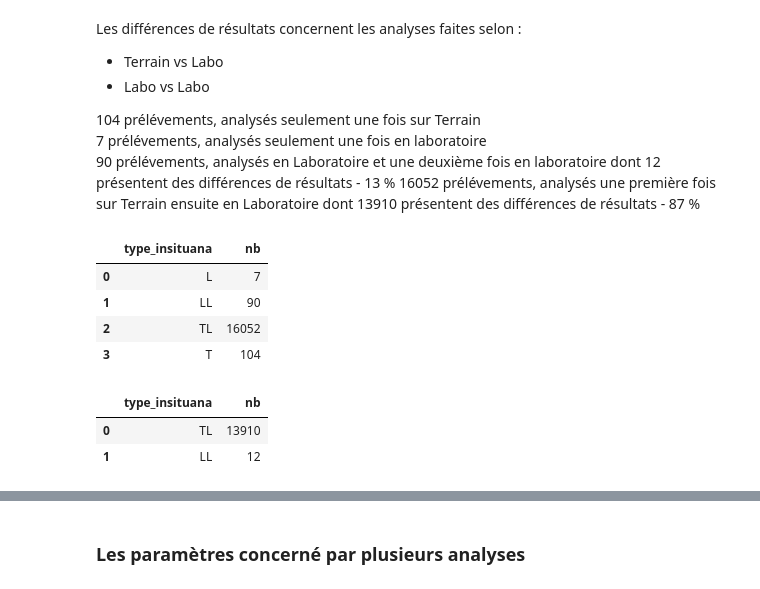
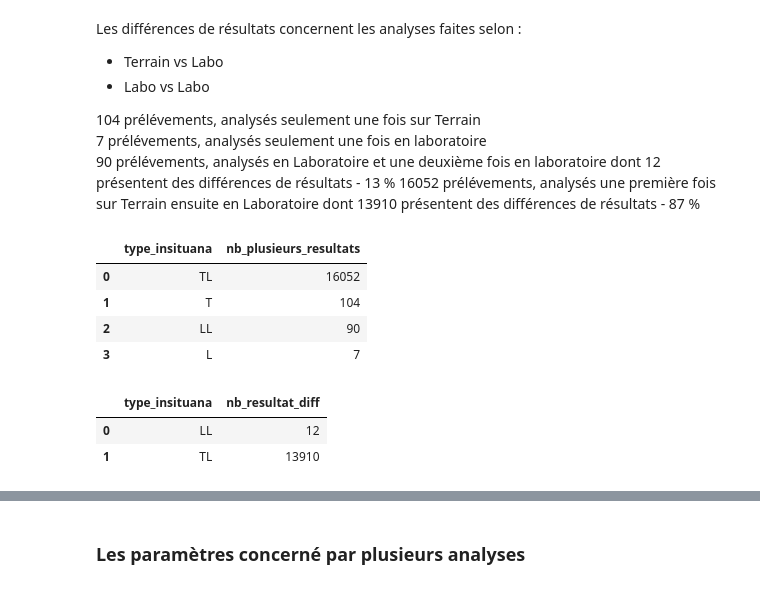
Before and after one commit to dataforgoodfr/13_pollution_eau, a Jupyter notebook: Tâche 179 - Explo_2_labo.ipynb, the cells around one changed output, grey strips where cells are left out. Drawn from its saved outputs; the diff is of its cells as text; code cells hidden in the pictures.

```diff
--- a/Tâche 179 - Explo_2_labo.ipynb
+++ b/Tâche 179 - Explo_2_labo.ipynb
@@ -181,38 +181,38 @@ Les différences de résultats concernent les analyses faites selon :
 # %%
 #Explo global type d'analyse (Labo / terrain)
 
 query_type_analyse = """
 
 WITH type_insituana AS(
 SELECT referenceprel, cdparametresiseeaux, valtraduite_1, valtraduite_0, valtraduite_2,
 LAG(insituana ) OVER(PARTITION BY referenceprel, cdparametresiseeaux ORDER BY referenceprel,cdparametresiseeaux, insituana DESC ) AS insituana_1,
 insituana AS insituana_0,
 LEAD(insituana ) OVER(PARTITION BY referenceprel, cdparametresiseeaux ORDER BY referenceprel,cdparametresiseeaux, insituana DESC ) AS insituana_2,
 FROM resultat_plusieurs_analyses
 ORDER BY referenceprel, cdparametresiseeaux)
 ,
 combi_insituana AS (
 SELECT
 CASE
 WHEN insituana_1 IS NULL AND insituana_2 IS NOT NULL THEN insituana_0||insituana_2
 WHEN insituana_1 IS NOT NULL AND insituana_2 IS NULL THEN insituana_1||insituana_0
 ELSE insituana_0
 END AS type_insituana
 FROM type_insituana)
 
-SELECT type_insituana, COUNT(*) AS nb
+SELECT type_insituana, COUNT(*) AS nb_plusieurs_resultats
 FROM combi_insituana
 GROUP BY type_insituana
 
 """
-type_analyse = con.sql(query_type_analyse).df()
+type_analyse = con.sql(query_type_analyse).to_df()
 type_analyse
 # %% [output]
-|  | type_insituana | nb |
-| 0 | L | 7 |
-| 1 | LL | 90 |
-| 2 | TL | 16052 |
-| 3 | T | 104 |
+|  | type_insituana | nb_plusieurs_resultats |
+| 0 | TL | 16052 |
+| 1 | T | 104 |
+| 2 | LL | 90 |
+| 3 | L | 7 |
 # %%
 query_freq_insituana_valdiff = """
 WITH type_insituana AS(
@@ -232,14 +232,14 @@ ELSE insituana_0
 END AS type_insituana
 FROM type_insituana)
 
-SELECT type_insituana, COUNT(*) AS nb
+SELECT type_insituana, COUNT(*) AS nb_resultat_diff
 FROM combi_insituana
 GROUP BY type_insituana
 
  """
-freq_insituana_valdiff = con.sql(query_freq_insituana_valdiff).df()
+freq_insituana_valdiff = con.sql(query_freq_insituana_valdiff).to_df()
 freq_insituana_valdiff
 # %% [output]
-|  | type_insituana | nb |
-| 0 | TL | 13910 |
-| 1 | LL | 12 |
+|  | type_insituana | nb_resultat_diff |
+| 0 | LL | 12 |
+| 1 | TL | 13910 |
```
Also changed, not shown: parts of 3 cells of this notebook.
